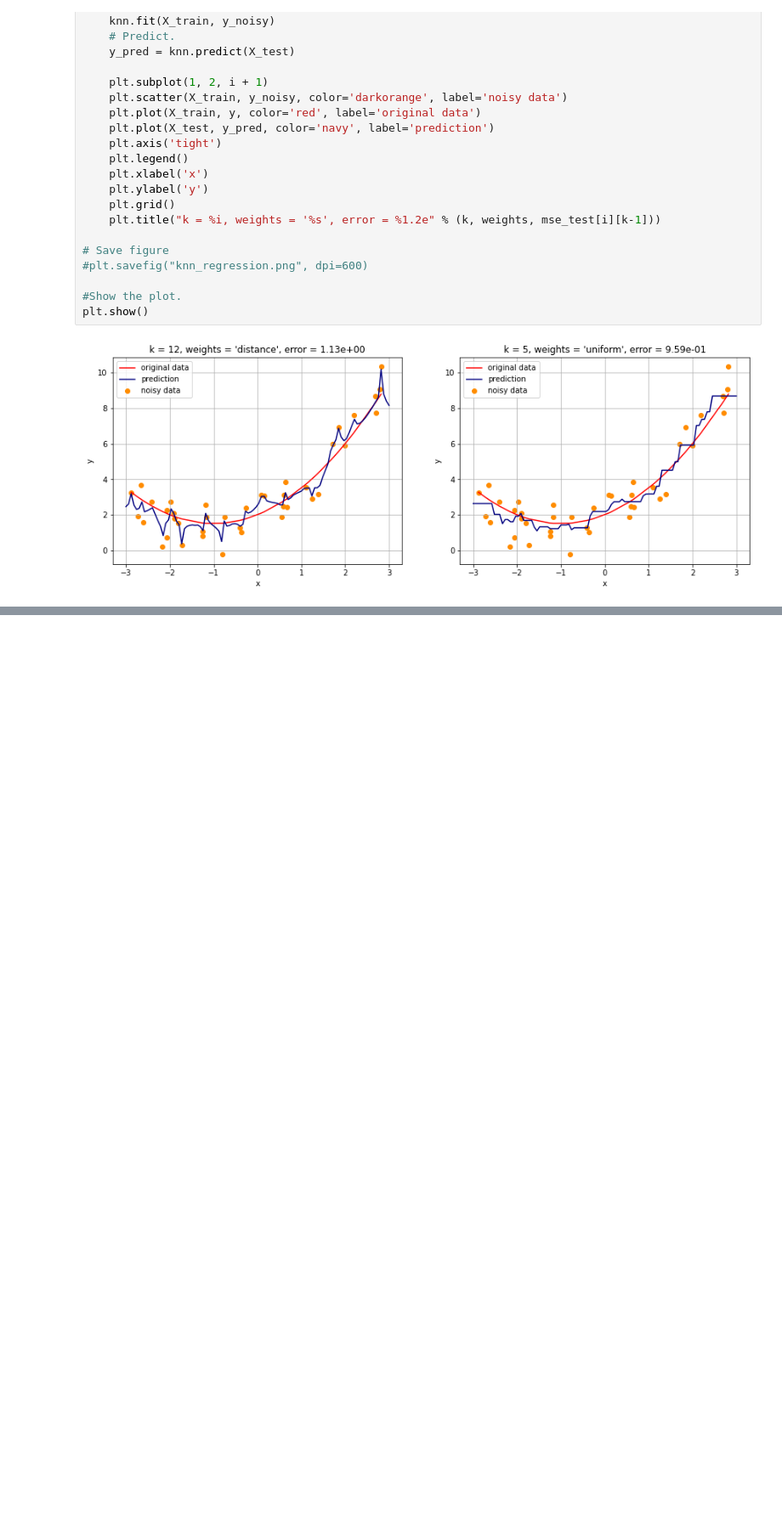
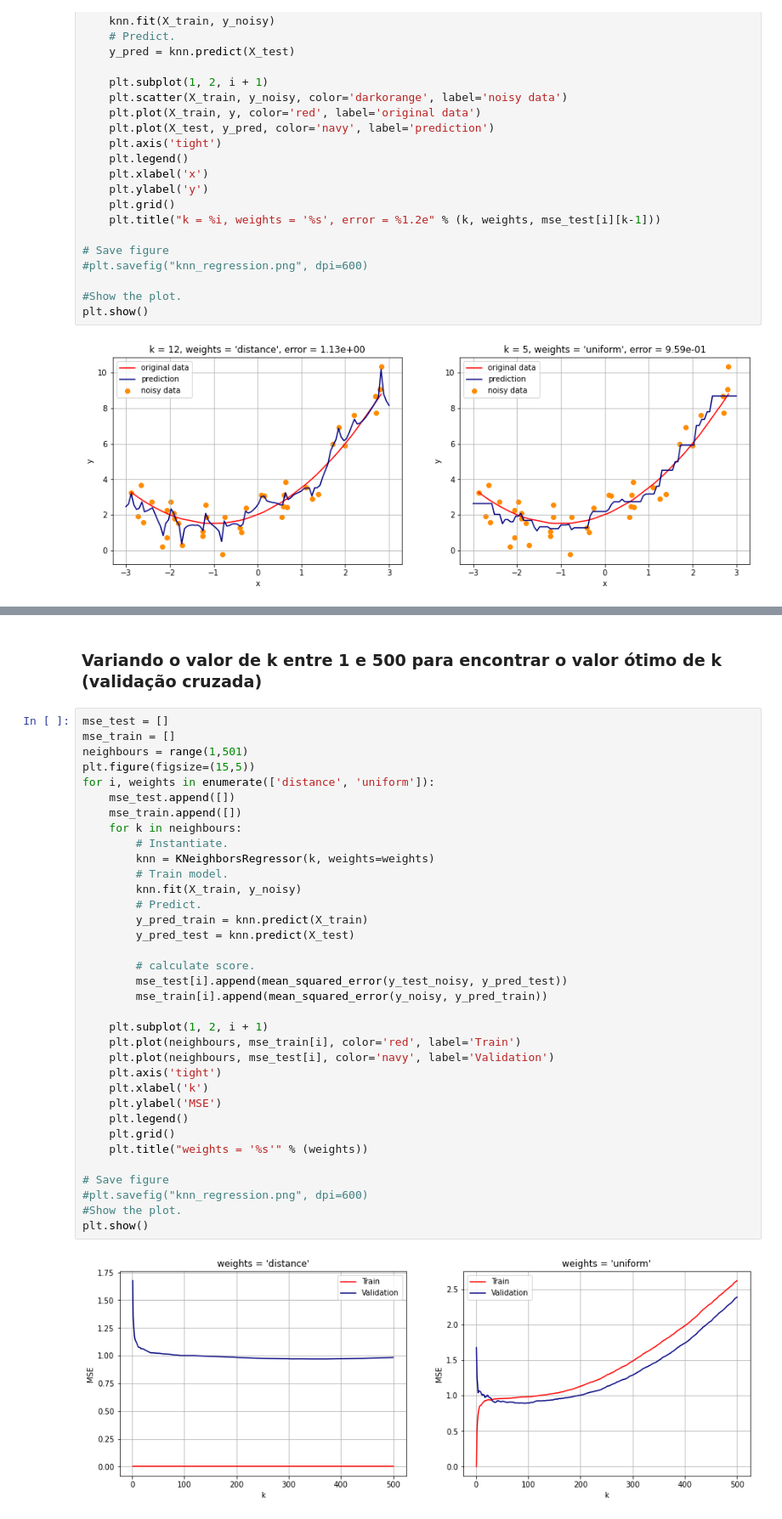
Before and after one commit to zz4fap/tp555-ml, a Jupyter notebook: exemplos/classification/kNN/knn_regression.ipynb, the cells around one changed output, grey strips where cells are left out. Shown at 85% size. Saved outputs shown, nothing was run; the diff lists cells and outputs as text; blank space fills up the shorter version.

```diff
--- a/exemplos/classification/kNN/knn_regression.ipynb
+++ b/exemplos/classification/kNN/knn_regression.ipynb
@@ -149,0 +180,39 @@ plt.show()
+# %% [markdown]
+### Variando o valor de k entre 1 e 500 para encontrar o valor ótimo de k (validação cruzada)
+# %%
+mse_test = []
+mse_train = []
+neighbours = range(1,501)
+plt.figure(figsize=(15,5))
+for i, weights in enumerate(['distance', 'uniform']):
+    mse_test.append([])
+    mse_train.append([])
+    for k in neighbours:
+        # Instantiate.
+        knn = KNeighborsRegressor(k, weights=weights)
+        # Train model.
+        knn.fit(X_train, y_noisy)
+        # Predict.
+        y_pred_train = knn.predict(X_train)
+        y_pred_test = knn.predict(X_test)
+
+        # calculate score.
+        mse_test[i].append(mean_squared_error(y_test_noisy, y_pred_test))
+        mse_train[i].append(mean_squared_error(y_noisy, y_pred_train))
+
+    plt.subplot(1, 2, i + 1)
+    plt.plot(neighbours, mse_train[i], color='red', label='Train')
+    plt.plot(neighbours, mse_test[i], color='navy', label='Validation')
+    plt.axis('tight')
+    plt.xlabel('k')
+    plt.ylabel('MSE')
+    plt.legend()
+    plt.grid()
+    plt.title("weights = '%s'" % (weights))
+
+# Save figure
+#plt.savefig("knn_regression.png", dpi=600)
+#Show the plot.
+plt.show()
+# %% [output]
+[figure, added]
```
Also changed, not shown: parts of 6 cells of this notebook.
